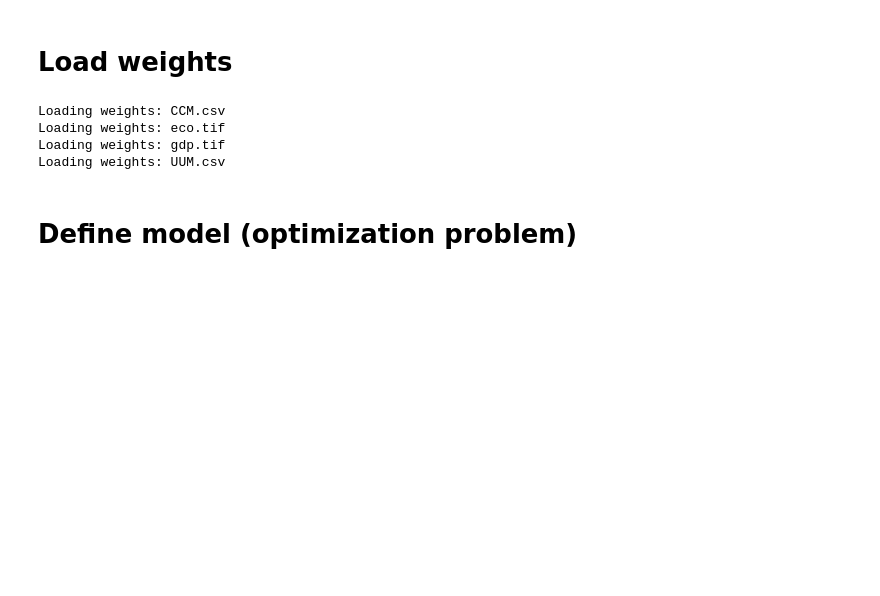
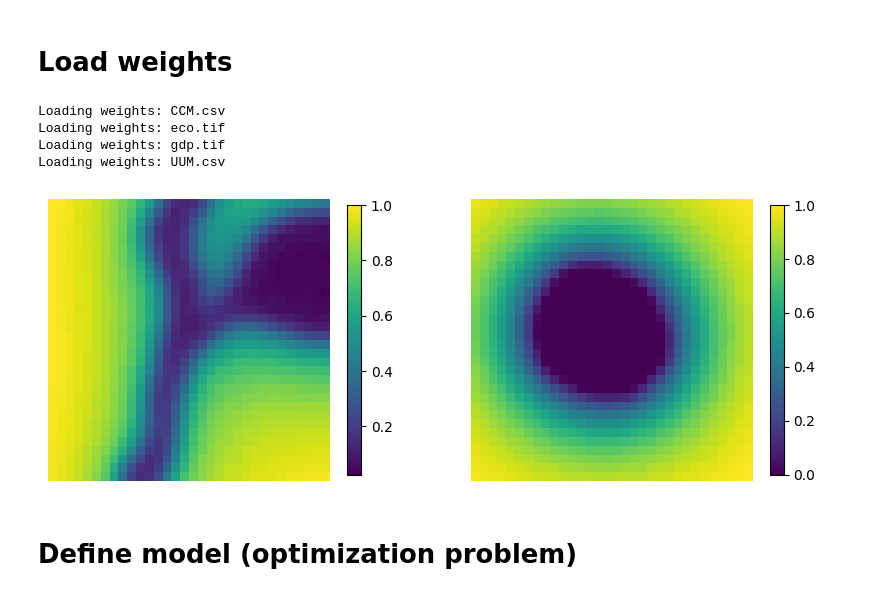
Before and after one commit to codeRimoe/pSO, a Jupyter notebook: Opt_Sim.ipynb, the cells around one changed output. Cells and saved outputs as stored; diff of their text form; code cells hidden in the pictures; blank space fills up the shorter version.

```diff
--- a/Opt_Sim.ipynb
+++ b/Opt_Sim.ipynb
@@ -53,6 +53,13 @@ Loading weights: CCM.csv
 Loading weights: eco.tif
 Loading weights: gdp.tif
 Loading weights: UUM.csv
+# %%
+plt.figure(figsize=(10, 5))
+LUx.plot_attr(Ws['eco'], ax=plt.subplot(121), legend={'shrink': 0.7})
+LUx.plot_attr(Ws['gdp'], ax=plt.subplot(122), legend={'shrink': 0.7})
+plt.show()
+# %% [output]
+[figure, added]
 # %% [markdown]
 # Define model (optimization problem)
 # %%
```
Also changed, not shown: parts of 1 cell of this notebook, 2 other files.
